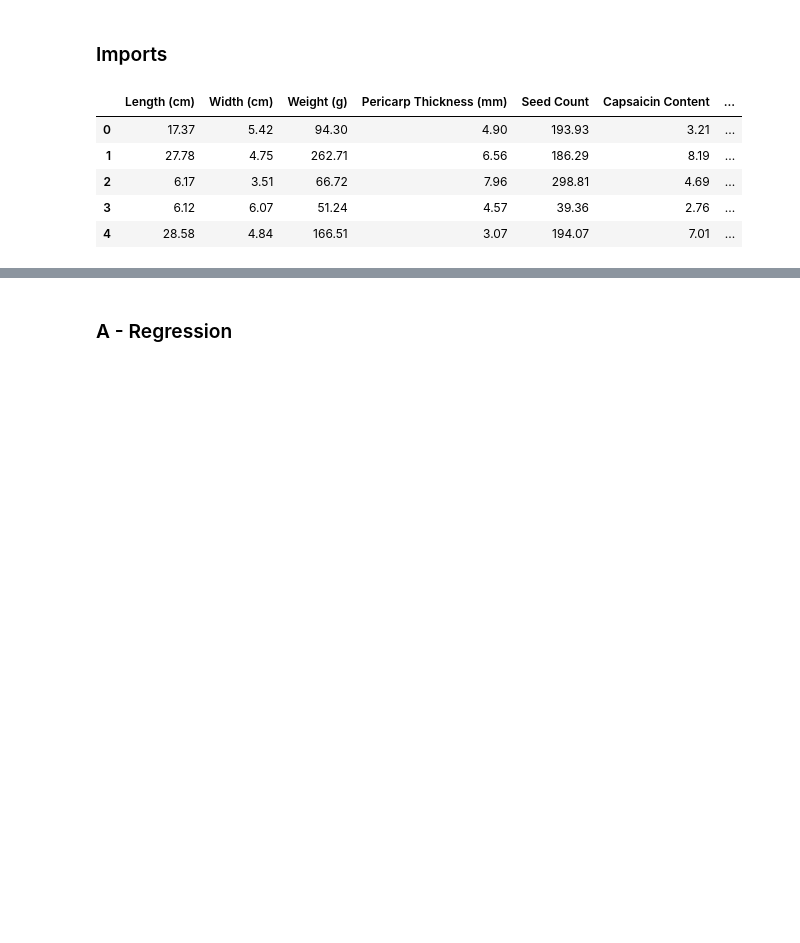
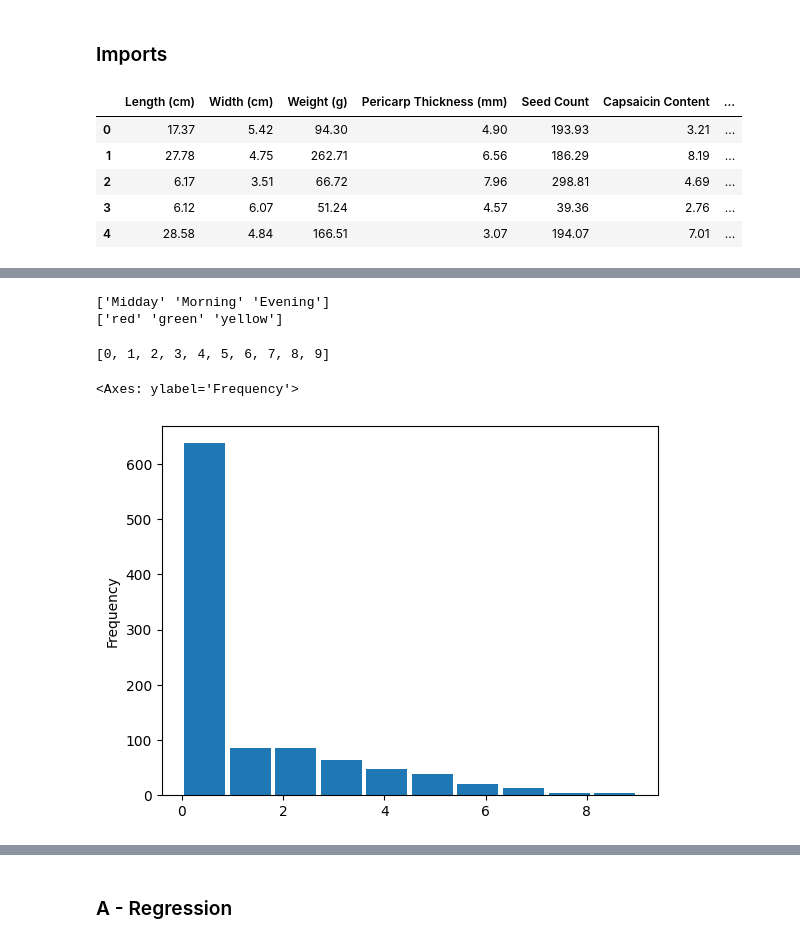
Before and after one commit to Anniken01/DAT200_AppliedMachineLearning, a Jupyter notebook: Assigments/Assignment5/CA5.ipynb, the cells around one changed output, grey strips where cells are left out. Saved outputs shown, nothing was run; the diff lists cells and outputs as text; code cells hidden in the pictures; blank space fills up the shorter version.

```diff
--- a/Assigments/Assignment5/CA5.ipynb
+++ b/Assigments/Assignment5/CA5.ipynb
@@ -87,4 +139,0 @@ train = raw_train.drop(['Average Temperature During Storage (celcius)'], axis=1)
-# %%
-# drop rows with missing data
-train = train.dropna() # remove NaN values
-print(train.isnull().sum())# view if there is still missing data after removing NaN values
@@ -176,0 +184,23 @@ df['binned_SHU'].value_counts().sort_index().plot(kind='bar', rot=45).set_title(
+# %%
+print(train['Harvest Time'].unique())
+print(train['color'].unique())
+# %% [output]
+['Midday' 'Morning' 'Evening']
+['red' 'green' 'yellow']
+# %%
+
+num_bins = 10
+
+train['binned_target'] = pd.cut(train['Scoville Heat Units (SHU)'], num_bins, labels=False)
+
+# Print unique values of the binned target variable (these are the class labels)
+print(sorted(train['binned_target'].unique()))
+
+# Plot class histogram
+train['binned_target'].plot.hist(rwidth=0.9) # rwidth is the width of the bars in the histogram plot
+
+# source: 04_binning.ipynb
+# %% [output]
+[0, 1, 2, 3, 4, 5, 6, 7, 8, 9]
+<Axes: ylabel='Frequency'>
+[figure, added]
```
Also changed, not shown: parts of 27 cells of this notebook, 13 other files.
